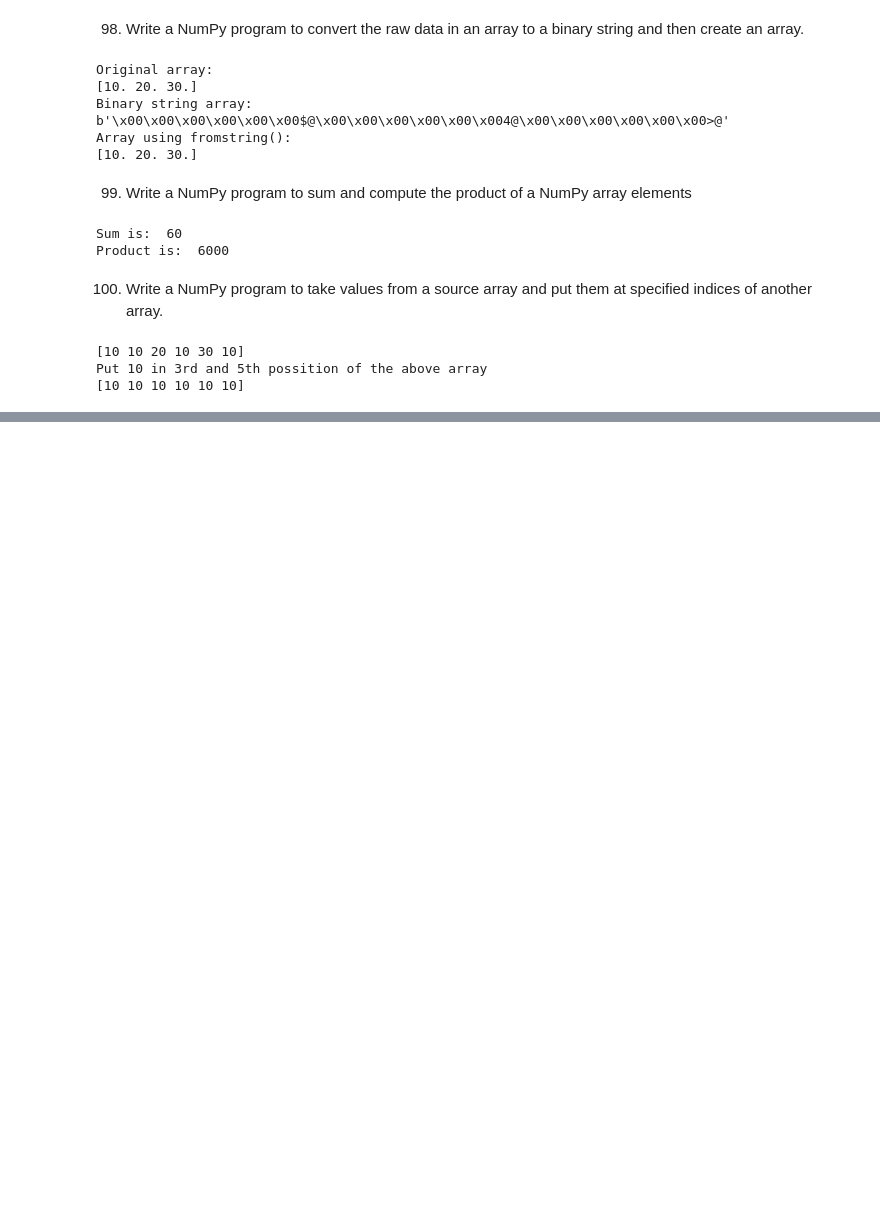
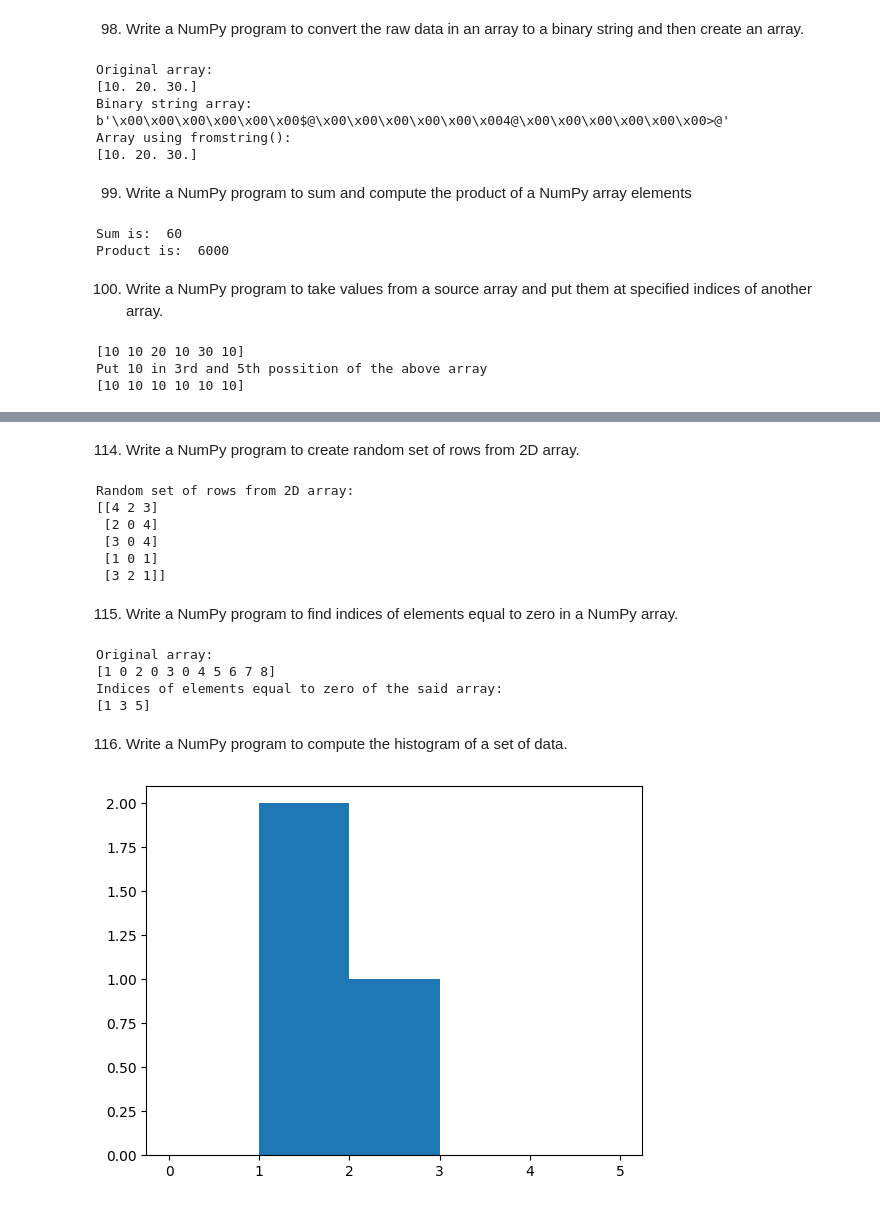
Before and after one commit to M3mb0/DS_DV_ML_libraries, a Jupyter notebook: numpy_ex/numpy_array.ipynb, the cells around one changed output, grey strips where cells are left out. Saved outputs shown, nothing was run; the diff lists cells and outputs as text; code cells hidden in the pictures; blank space fills up the shorter version.

Commit message:
numpy arrays exercies

```diff
--- a/numpy_ex/numpy_array.ipynb
+++ b/numpy_ex/numpy_array.ipynb
@@ -1309,0 +1535,36 @@ Put 10 in 3rd and 5th possition of the above array
+# %% [markdown]
+114. Write a NumPy program to create random set of rows from 2D array.
+# %%
+new_array = np.random.randint(5, size=(5,3))
+print("Random set of rows from 2D array:")
+print(new_array)
+# %% [output]
+Random set of rows from 2D array:
+[[4 2 3]
+ [2 0 4]
+ [3 0 4]
+ [1 0 1]
+ [3 2 1]]
+# %% [markdown]
+115. Write a NumPy program to find indices of elements equal to zero in a NumPy array.
+# %%
+nums = np.array([1,0,2,0,3,0,4,5,6,7,8])
+print("Original array:")
+print(nums)
+print("Indices of elements equal to zero of the said array:")
+result = np.where(nums == 0)[0]
+print(result)
+# %% [output]
+Original array:
+[1 0 2 0 3 0 4 5 6 7 8]
+Indices of elements equal to zero of the said array:
+[1 3 5]
+# %% [markdown]
+116. Write a NumPy program to compute the histogram of a set of data.
+# %%
+import matplotlib.pyplot as plt
+
+plt.hist([1, 2, 1], bins=[0, 1, 2, 3, 5])
+plt.show()
+# %% [output]
+[figure, added]
```
Also changed, not shown: parts of 105 cells of this notebook, 3 other files.
